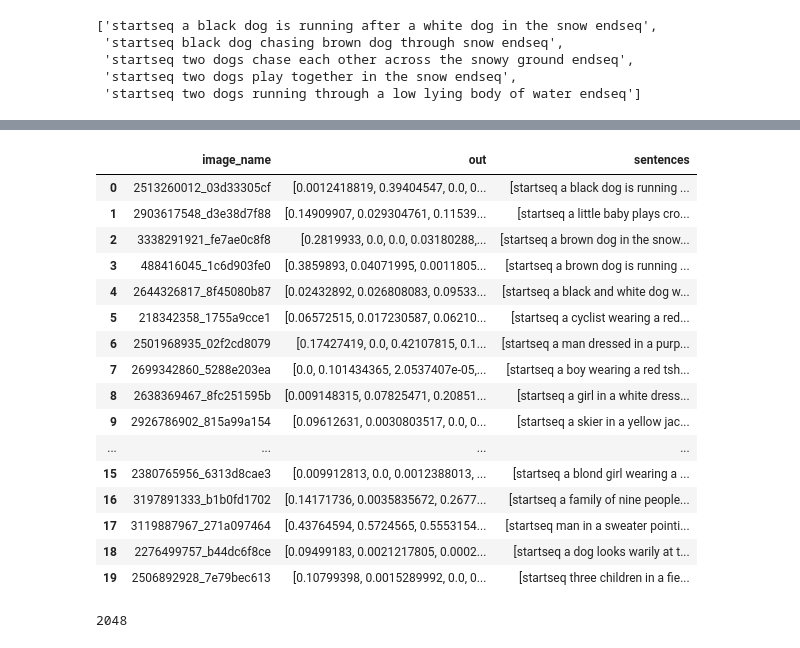
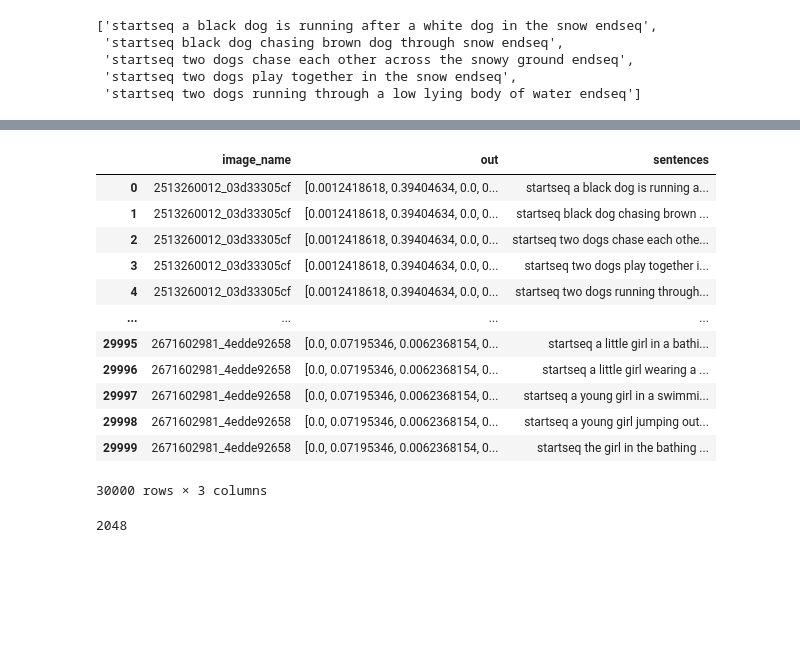
Before and after one commit to deeplearningexplore/ImageCaptioning, a Jupyter notebook: caption_generation.ipynb, the cells around one changed output, grey strips where cells are left out. Drawn from its saved outputs; the diff is of its cells as text; code cells hidden in the pictures; blank space fills up the shorter version.

```diff
--- a/caption_generation.ipynb
+++ b/caption_generation.ipynb
@@ -272,26 +276,22 @@ new_df = train_df[:20].copy()
-# %%
-new_df
-# %% [output]
-|  | image_name | out | sentences |
-| 0 | 2513260012_03d33305cf | [0.0012418819, 0.39404547, 0.0, 0... | [startseq a black dog is running ... |
-| 1 | 2903617548_d3e38d7f88 | [0.14909907, 0.029304761, 0.11539... | [startseq a little baby plays cro... |
-| 2 | 3338291921_fe7ae0c8f8 | [0.2819933, 0.0, 0.0, 0.03180288,... | [startseq a brown dog in the snow... |
-| 3 | 488416045_1c6d903fe0 | [0.3859893, 0.04071995, 0.0011805... | [startseq a brown dog is running ... |
-| 4 | 2644326817_8f45080b87 | [0.02432892, 0.026808083, 0.09533... | [startseq a black and white dog w... |
-| 5 | 218342358_1755a9cce1 | [0.06572515, 0.017230587, 0.06210... | [startseq a cyclist wearing a red... |
-| 6 | 2501968935_02f2cd8079 | [0.17427419, 0.0, 0.42107815, 0.1... | [startseq a man dressed in a purp... |
-| 7 | 2699342860_5288e203ea | [0.0, 0.101434365, 2.0537407e-05,... | [startseq a boy wearing a red tsh... |
-| 8 | 2638369467_8fc251595b | [0.009148315, 0.07825471, 0.20851... | [startseq a girl in a white dress... |
-| 9 | 2926786902_815a99a154 | [0.09612631, 0.0030803517, 0.0, 0... | [startseq a skier in a yellow jac... |
-| ... | ... | ... | ... |
-| 15 | 2380765956_6313d8cae3 | [0.009912813, 0.0, 0.0012388013, ... | [startseq a blond girl wearing a ... |
-| 16 | 3197891333_b1b0fd1702 | [0.14171736, 0.0035835672, 0.2677... | [startseq a family of nine people... |
-| 17 | 3119887967_271a097464 | [0.43764594, 0.5724565, 0.5553154... | [startseq man in a sweater pointi... |
-| 18 | 2276499757_b44dc6f8ce | [0.09499183, 0.0021217805, 0.0002... | [startseq a dog looks warily at t... |
-| 19 | 2506892928_7e79bec613 | [0.10799398, 0.0015289992, 0.0, 0... | [startseq three children in a fie... |
 # %%
 full_train = pd.DataFrame([
     [I, O, s] for I, O, S in train_df.values
     for s in S
 ], columns=train_df.columns)
+# %%
+full_train
+# %% [output]
+|  | image_name | out | sentences |
+| 0 | 2513260012_03d33305cf | [0.0012418618, 0.39404634, 0.0, 0... | startseq a black dog is running a... |
+| 1 | 2513260012_03d33305cf | [0.0012418618, 0.39404634, 0.0, 0... | startseq black dog chasing brown ... |
+| 2 | 2513260012_03d33305cf | [0.0012418618, 0.39404634, 0.0, 0... | startseq two dogs chase each othe... |
+| 3 | 2513260012_03d33305cf | [0.0012418618, 0.39404634, 0.0, 0... | startseq two dogs play together i... |
+| 4 | 2513260012_03d33305cf | [0.0012418618, 0.39404634, 0.0, 0... | startseq two dogs running through... |
+| ... | ... | ... | ... |
+| 29995 | 2671602981_4edde92658 | [0.0, 0.07195346, 0.0062368154, 0... | startseq a little girl in a bathi... |
+| 29996 | 2671602981_4edde92658 | [0.0, 0.07195346, 0.0062368154, 0... | startseq a little girl wearing a ... |
+| 29997 | 2671602981_4edde92658 | [0.0, 0.07195346, 0.0062368154, 0... | startseq a young girl in a swimmi... |
+| 29998 | 2671602981_4edde92658 | [0.0, 0.07195346, 0.0062368154, 0... | startseq a young girl jumping out... |
+| 29999 | 2671602981_4edde92658 | [0.0, 0.07195346, 0.0062368154, 0... | startseq the girl in the bathing ... |
+30000 rows × 3 columns
 # %%
```
Also changed, not shown: parts of 30 cells of this notebook.
